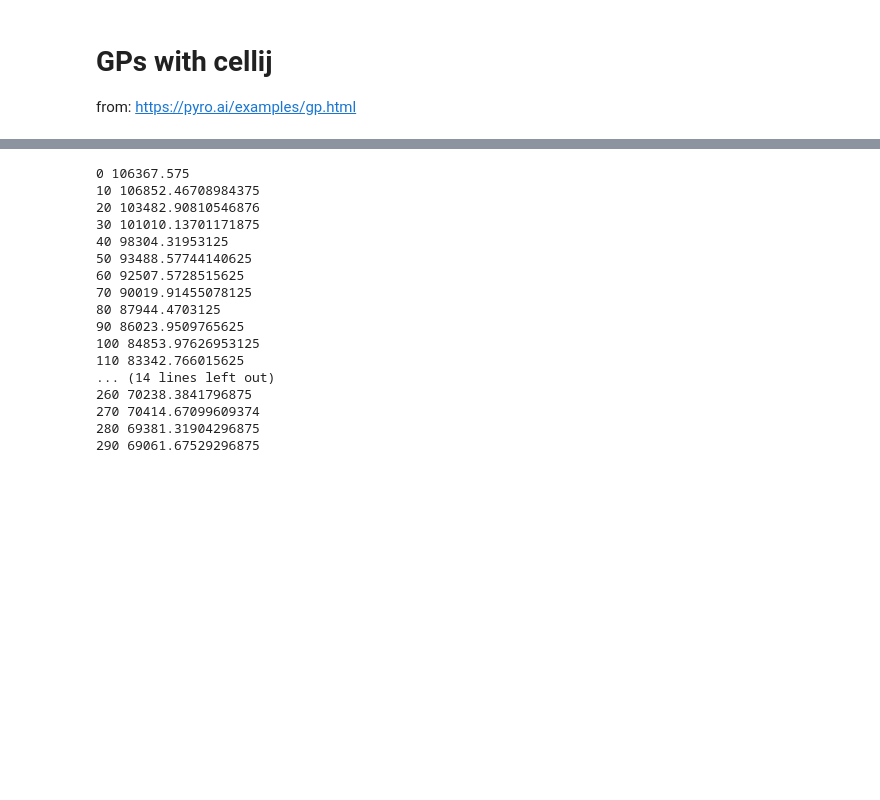
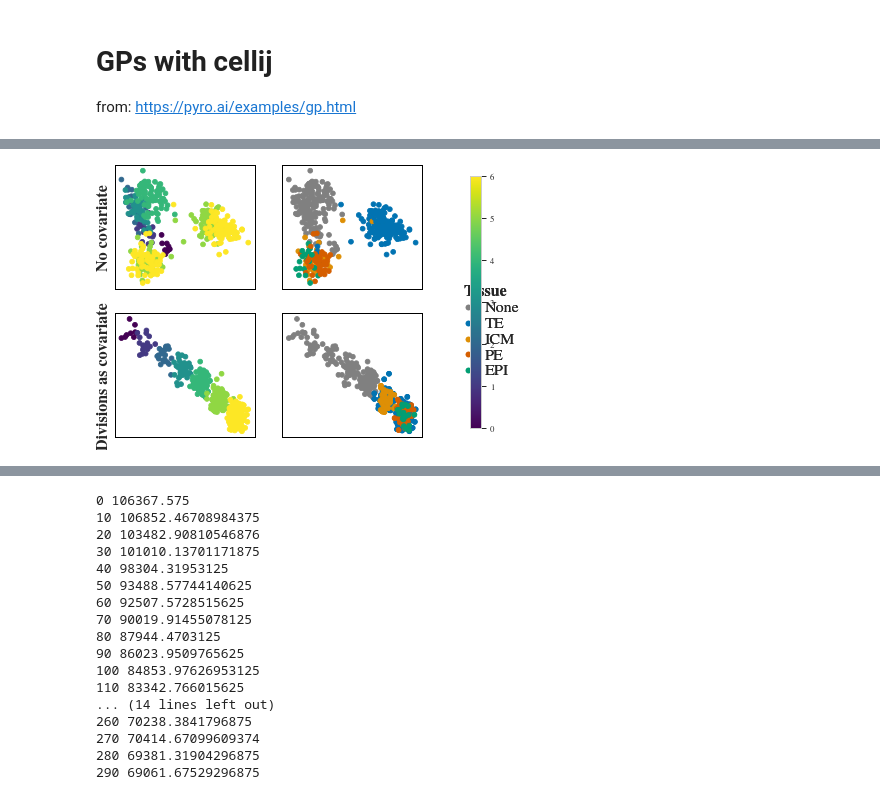
Before and after one commit to bioFAM/cellij, a Jupyter notebook: notebooks/new_gp.ipynb, the cells around one changed output, grey strips where cells are left out. Drawn from its saved outputs; the diff is of its cells as text; code cells hidden in the pictures; blank space fills up the shorter version.

```diff
--- a/notebooks/new_gp.ipynb
+++ b/notebooks/new_gp.ipynb
@@ -15,0 +59,92 @@ pyro.set_rng_seed(0)
+# %%
+def add_label_color(df):
+    df["label"] = mdata.obs.label.values
+    label_set = set(df["label"]) - {None}
+    num_labels = len(label_set)
+    color_map = matplotlib.cm.colors.ListedColormap( sns.color_palette("colorblind", num_labels))
+    label_to_color = {label: color_map(i) for i, label in enumerate(label_set)}
+    colors = [label_to_color[label] if label in label_to_color else 'gray' for label in means_ls2_nogp["label"]]
+    df["label_c"] = colors
+
+    return df
+# %%
+sns.set_theme(style="whitegrid")
+sns.set_context("paper")
+# sns.set_palette(sns.color_palette("colorblind", 9))
+sns.set_palette(sns.color_palette("viridis", 9))
+plt.rcParams["figure.constrained_layout.use"] = False
+plt.rcParams["figure.autolayout"] = False
+# plt.rcParams["savefig.bbox"] = "tight"
+plt.rcParams["savefig.pad_inches"] = 0.015
+
+plt.rcParams["mathtext.fontset"] = "stix"
+plt.rcParams["font.family"] = "STIXGeneral"
+
+means_ls2_nogp = dill.load(open("/Users/tim.treis/Downloads/NoGP_ls2.5_2factors_factors.pkl", 'rb'))
+means_ls2_nogp = pd.DataFrame(means_ls2_nogp.T, index=mdata.obs.index)
+means_ls2_nogp.columns = [f"factor{i}" for i in range(means_ls2_nogp.shape[1])]
+means_ls2_nogp["time"] = mdata.obs["division"]
+means_ls2_nogp = add_label_color(means_ls2_nogp)
+
+
+means_ls2_1D = dill.load(open("/Users/tim.treis/Downloads/1D_ls2.5_factors.pkl", 'rb'))
+# means_ls2_1D = dill.load(open("/Users/tim.treis/Downloads/1D_ls2_2factors_factors.pkl", 'rb'))
+means_ls2_1D = pd.DataFrame(means_ls2_1D.T, index=mdata.obs.index)
+means_ls2_1D.columns = [f"factor{i}" for i in range(means_ls2_1D.shape[1])]
+means_ls2_1D["time"] = mdata.obs["division"]
+means_ls2_1D = add_label_color(means_ls2_1D)
+
+fig, axs =  plt.subplots(2, 2, figsize=(5.5, 5))
+
+fontsize = 16
+plt.rc('font', size=fontsize)
+
+# Adjust the legend label spacing globally
+matplotlib.rcParams['legend.labelspacing'] = 0.1
+matplotlib.rcParams['legend.handletextpad'] = 0.03  # Modify the handle text padding
+
+
+axs[0,0].scatter(means_ls2_nogp["factor0"], means_ls2_nogp["factor1"], c=means_ls2_nogp["time"], cmap="viridis")
+im = axs[1,0].scatter(means_ls2_1D["factor0"], means_ls2_1D["factor1"], c=means_ls2_1D["time"], cmap="viridis")
+axs[0,1].scatter(means_ls2_nogp["factor0"], means_ls2_nogp["factor1"], c=means_ls2_nogp["label_c"], cmap="colorblind")
+axs[1,1].scatter(means_ls2_1D["factor0"], means_ls2_1D["factor1"], c=means_ls2_1D["label_c"], cmap="colorblind")
+
+means_ls2_nogp["label"] = [str(l) for l in means_ls2_nogp["label"]]
+
+for lab in means_ls2_1D["label"].unique():
+    tmp = means_ls2_1D.query(f"label == '{lab}'")
+    c = "grey" if lab is None else tmp["label_c"]
+    axs[1,1].scatter(tmp["factor0"], tmp["factor1"], c = c, label=str(lab))
+    # axs[1,1].legend(loc='center left', bbox_to_anchor=(1, 0.5))
+
+for ax in axs.flatten():
+    ax.set_xticks([])
+    ax.set_yticks([])
+    for spine in ax.spines.values():
+        spine.set_linewidth(1)
+        spine.set_edgecolor('black')
+
+axs[0,0].set_ylabel("No covariate", fontsize=fontsize, fontweight=600)
+axs[1,0].set_ylabel("Divisions as covariate", fontsize=fontsize, fontweight=600)
+
+# axs[1,1].legend(loc='center', bbox_to_anchor=(2, 0.5), title="tissue", frameon=False)
+
+legend_labels = means_ls2_1D["label"].unique()
+legend_colors = means_ls2_1D["label_c"].unique()
+legend_handles = []
+for i, label in enumerate(legend_labels):
+    label = str(label)
+    legend_handles.append(plt.scatter([], [], color=legend_colors[i], label=label))
+legend = plt.legend(handles=legend_handles, loc='upper right', frameon=False, bbox_to_anchor=(1.8, 1.35), fontsize=fontsize)
+legend.set_title("Tissue", prop={'size': fontsize, "weight": 600})
+plt.gca().add_artist(legend)
+
+cbar_ax = fig.add_axes([1.02, 0.15, 0.03, 0.7])  # [left, bottom, width, height]
+cbar = fig.colorbar(im, cax=cbar_ax)
+cbar.ax.tick_params(labelsize=fontsize, labelweight=600)
+label_text = 'Divisions'
+cbar.ax.text(-0.75, 6.4, label_text, rotation=0, va='center', fontweight=600)
+# plt.colorbar(axs[0,0].collections[0], ax=axs[0,0])
+plt.tight_layout()
+plt.savefig("/Users/tim.treis/Downloads/gp.pdf", bbox_inches='tight')
+# %% [output]
@@ -16,3 +152,4 @@ pyro.set_rng_seed(0)
+[figure, added]
 # %%
 # imp = cellij.core.Importer()
 # mdata = imp.load_Guo2010()
```
Also changed, not shown: parts of 7 cells of this notebook, 1 other file.
